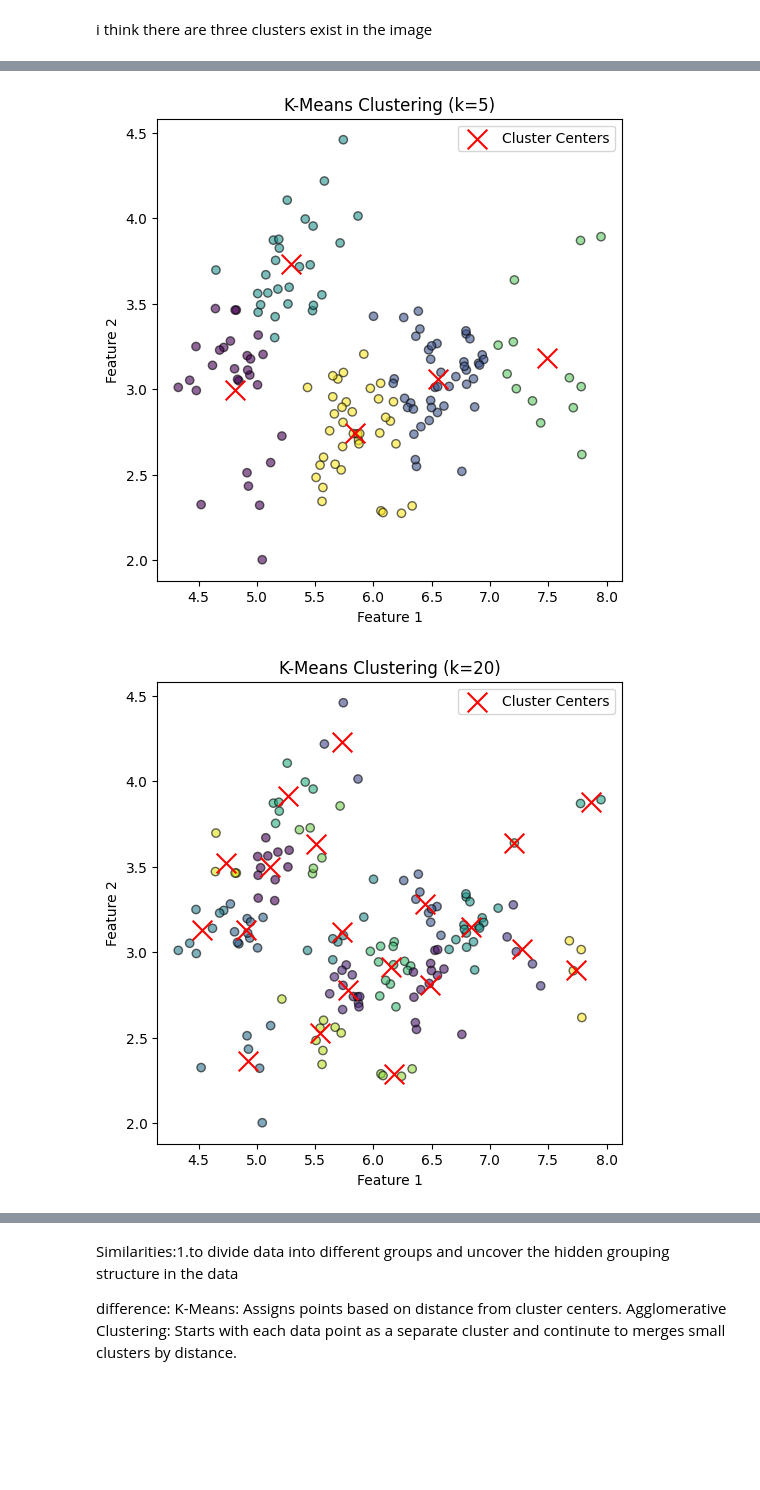
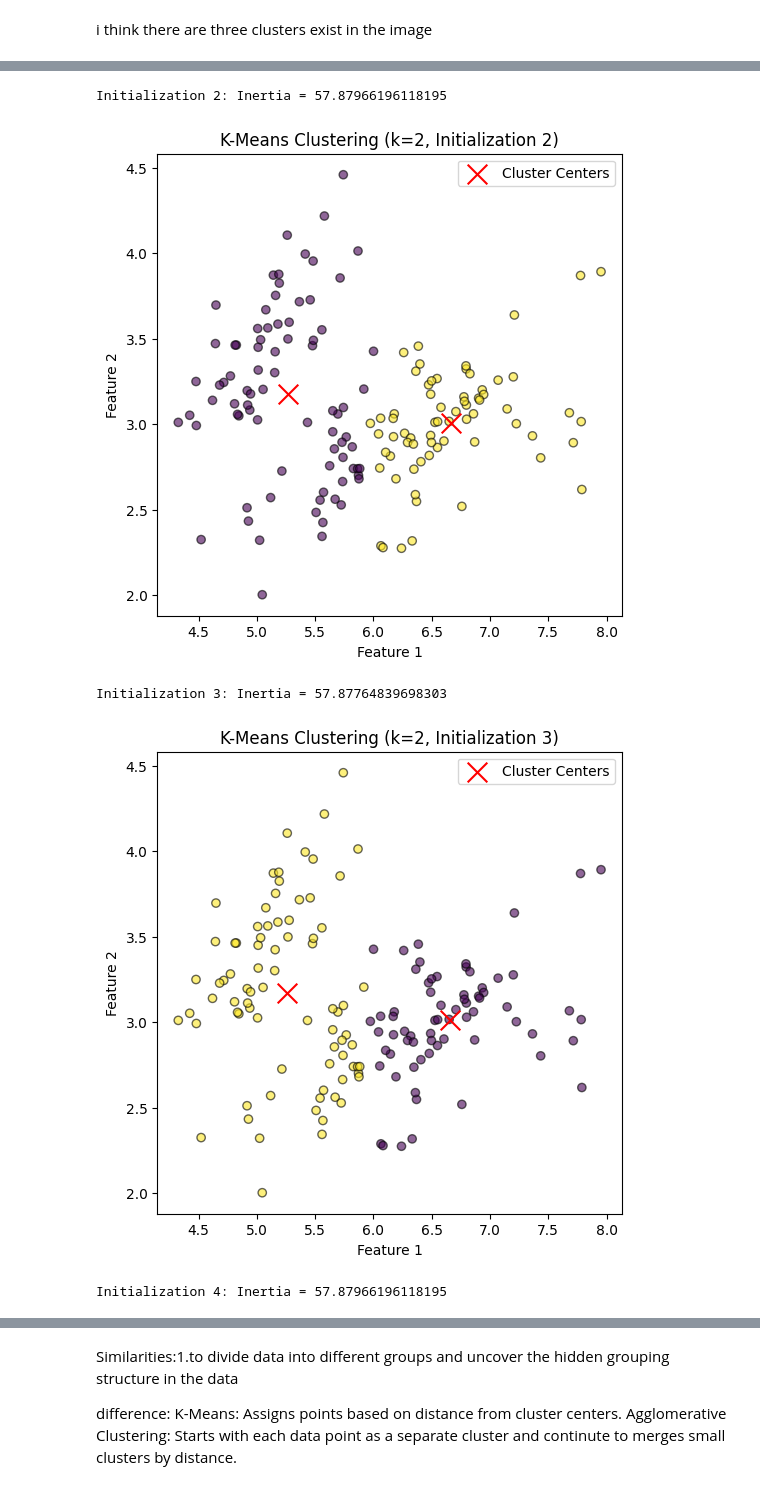
Before and after one commit to wepeng07/ML, a Jupyter notebook: homework5.ipynb, the cells around one changed output, grey strips where cells are left out. Saved outputs shown, nothing was run; the diff lists cells and outputs as text; code cells hidden in the pictures; blank space fills up the shorter version.

```diff
--- a/homework5.ipynb
+++ b/homework5.ipynb
@@ -17,34 +17,49 @@ plt.show()
 # %% [markdown]
 i think there are three clusters exist in the image
 # %%
+# Run K-Means clustering for k = 2, 5, 20 with multiple initializations and plot each initialization
 k_values = [2, 5, 20]
 num_initializations = 5
-best_kmeans_results = {}
 
 for k in k_values:
     best_inertia = float('inf')
     best_labels = None
     best_centers = None
 
-    for _ in range(num_initializations):
-        kmeans = KMeans(n_clusters=k, n_init=10, random_state=None)
+    print(f"\nResults for K-Means with k={k}:")
+
+    for i in range(num_initializations):
+        kmeans = KMeans(n_clusters=k, n_init=1, random_state=None)
         labels = kmeans.fit_predict(iris_data)
         inertia = kmeans.inertia_
 
+        print(f"Initialization {i+1}: Inertia = {inertia}")
+
+        # Plot each initialization
+        plt.figure(figsize=(6, 6))
+        plt.scatter(iris_data[:, 0], iris_data[:, 1], c=labels, cmap='viridis', alpha=0.6, edgecolors='k')
+        plt.scatter(kmeans.cluster_centers_[:, 0], kmeans.cluster_centers_[:, 1], c='red', marker='x', s=200, label="Cluster Centers")
+        plt.xlabel("Feature 1")
+        plt.ylabel("Feature 2")
+        plt.title(f"K-Means Clustering (k={k}, Initialization {i+1})")
+        plt.legend()
+        plt.show()
+
+        # Keep track of the best initialization
         if inertia < best_inertia:
             best_inertia = inertia
             best_labels = labels
             best_centers = kmeans.cluster_centers_
 
-    best_kmeans_results[k] = (best_labels, best_centers)
+    print(f"Best Inertia for k={k}: {best_inertia}\n")
 
-for k, (labels, centers) in best_kmeans_results.items():
+    # Plot best clustering
     plt.figure(figsize=(6, 6))
-    plt.scatter(iris_data[:, 0], iris_data[:, 1], c=labels, cmap='viridis', alpha=0.6, edgecolors='k')
-    plt.scatter(centers[:, 0], centers[:, 1], c='red', marker='x', s=200, label="Cluster Centers")
+    plt.scatter(iris_data[:, 0], iris_data[:, 1], c=best_labels, cmap='viridis', alpha=0.6, edgecolors='k')
+    plt.scatter(best_centers[:, 0], best_centers[:, 1], c='red', marker='x', s=200, label="Cluster Centers")
     plt.xlabel("Feature 1")
     plt.ylabel("Feature 2")
-    plt.title(f"K-Means Clustering (k={k})")
+    plt.title(f"K-Means Clustering (k={k}) - Best Initialization")
     plt.legend()
     plt.show()
 # %% [output]
@@ -52,2 +69,5 @@ for k, (labels, centers) in best_kmeans_results.items():
+Initialization 2: Inertia = 57.87966196118195
-[figure, old version]
+[figure, new version]
+Initialization 3: Inertia = 57.87764839698303
-[figure, old version]
+[figure, new version]
+Initialization 4: Inertia = 57.87966196118195
```
Also changed, not shown: parts of 5 cells of this notebook.
